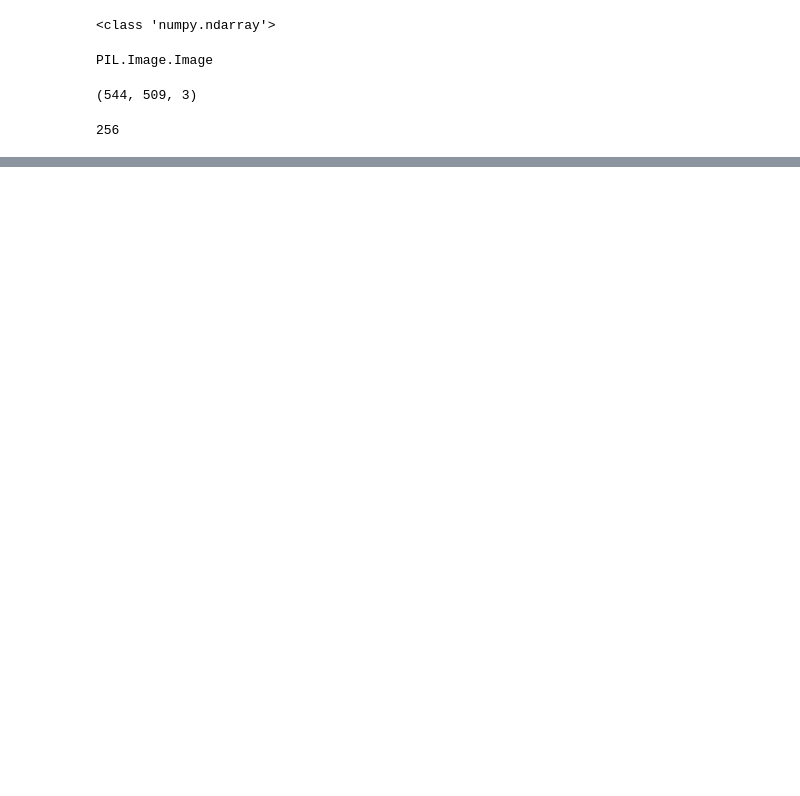
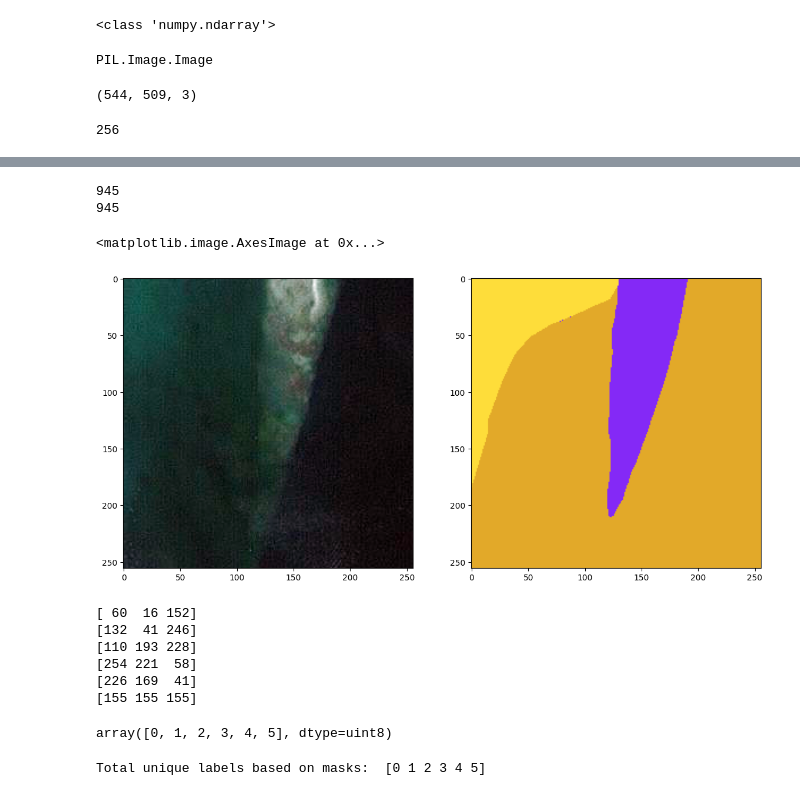
Before and after one commit to aastha262/object_segmentation, a Jupyter notebook: objectdetection.ipynb, the cells around one changed output, grey strips where cells are left out. Drawn from its saved outputs; the diff is of its cells as text; code cells hidden in the pictures; blank space fills up the shorter version.

```diff
--- a/objectdetection.ipynb
+++ b/objectdetection.ipynb
@@ -76,3 +122,5 @@ from sklearn.preprocessing import MinMaxScaler, StandardScaler
+# %%
+minmaxscaler = MinMaxScaler()
 # %%
 path = r"D:/projects/objectdetection/Semantic segmentation dataset"
 print(os.listdir(path))
@@ -130,4 +202,10 @@ len(image_patches)
 print(image_patches.shape)
 # %% [output]
 (2, 1, 1, 256, 256, 3)
+# %%
+image_x = image_patches[0,0,:,:]
+#MinMaxScaler
+#image_data = image_patches[0, 0, :, :]
+
+image_y = minmaxscaler.fit_transform(image_x.reshape(-1, image_x.shape[-1])).reshape(image_x.shape)
 # %%
@@ -195,0 +269,57 @@ for tile_id in range (1,8):
+# %%
+image_dataset = np.array(image_dataset)
+mask_dataset = np.array(mask_dataset)
+# %%
+print(len(image_dataset))
+print(len(mask_dataset))
+# %% [output]
+945
+945
+# %%
+random_image_id = random.randint(0, len(image_dataset))
+
+plt.figure(figsize=(14,8))
+plt.subplot(121)
+plt.imshow(image_dataset[random_image_id])
+plt.subplot(122)
+plt.imshow(mask_dataset[random_image_id])
+# %% [output]
+<matplotlib.image.AxesImage at 0x...>
+[figure, added]
+# %%
+class_building = '#3C1098'
+class_building = class_building.lstrip('#')
+class_building = np.array(tuple(int(class_building[i:i+2], 16) for i in (0,2,4)))
+print(class_building)
+
+class_land = '#8429F6'
+class_land = class_land.lstrip('#')
+class_land = np.array(tuple(int(class_land[i:i+2], 16) for i in (0,2,4)))
+print(class_land)
+
+class_road = '#6EC1E4'
+class_road = class_road.lstrip('#')
+class_road = np.array(tuple(int(class_road[i:i+2], 16) for i in (0,2,4)))
+print(class_road)
+
+class_vegetation = '#FEDD3A'
+class_vegetation = class_vegetation.lstrip('#')
+class_vegetation = np.array(tuple(int(class_vegetation[i:i+2], 16) for i in (0,2,4)))
+print(class_vegetation)
+
+class_water = '#E2A929'
+class_water = class_water.lstrip('#')
+class_water = np.array(tuple(int(class_water[i:i+2], 16) for i in (0,2,4)))
+print(class_water)
+
+class_unlabeled = '#9B9B9B'
+class_unlabeled = class_unlabeled.lstrip('#')
+class_unlabeled = np.array(tuple(int(class_unlabeled[i:i+2], 16) for i in (0,2,4)))
+print(class_unlabeled)
+# %% [output]
+[ 60  16 152]
+[132  41 246]
+[110 193 228]
+[254 221  58]
+[226 169  41]
+[155 155 155]
@@ -195,0 +349,8 @@ for tile_id in range (1,8):
+# %%
+np.unique(labels)
+# %% [output]
+array([0, 1, 2, 3, 4, 5], dtype=uint8)
+# %%
+print("Total unique labels based on masks: ",format(np.unique(labels)))
+# %% [output]
+Total unique labels based on masks:  [0 1 2 3 4 5]
```
Also changed, not shown: parts of 88 cells of this notebook.
